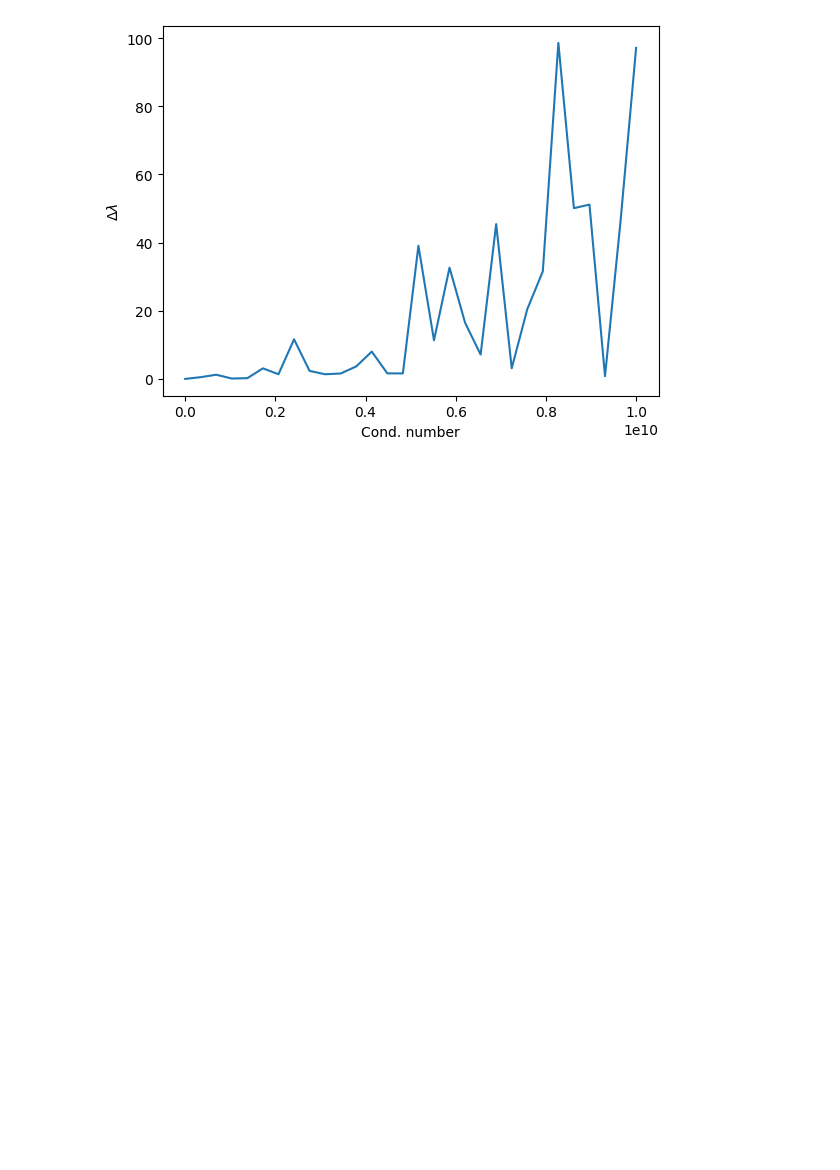
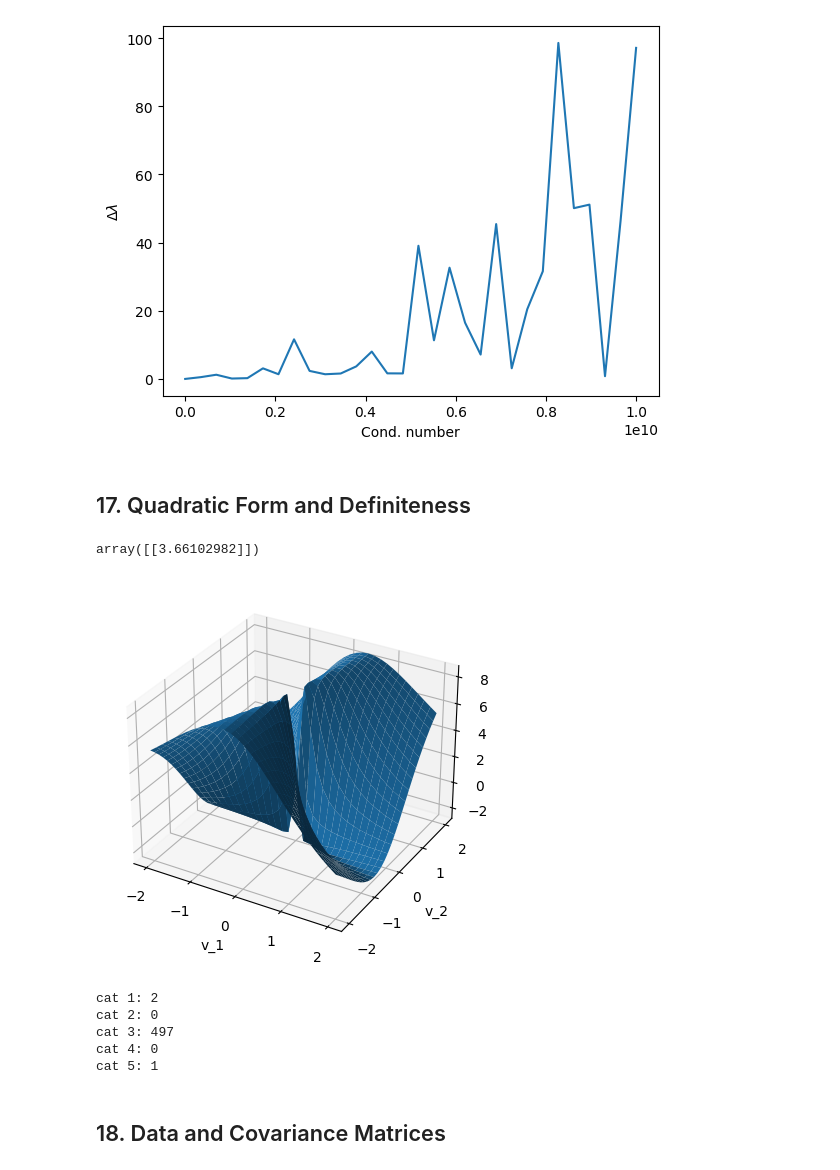
Before and after one commit to roykim0823/Python, a Jupyter notebook: linearAlgebra/mikexcohen/0_books.ipynb, the cells around one changed output. Saved outputs shown, nothing was run; the diff lists cells and outputs as text; code cells hidden in the pictures; blank space fills up the shorter version.

```diff
--- a/linearAlgebra/mikexcohen/0_books.ipynb
+++ b/linearAlgebra/mikexcohen/0_books.ipynb
@@ -1270,3 +1270,75 @@ plt.ylabel('$\Delta$$\lambda$')
 # %% [output]
 Text(0, 0.5, '$\\Delta$$\\lambda$')
 [figure]
+# %% [markdown]
+## 17. Quadratic Form and Definiteness
+# %%
+# 17.1
+import numpy as np
+m = 4
+A = np.random.randn(m, m)
+v = np.random.randn(1, m)
+v@A@v.T
+# %% [output]
+array([[3.66102982]])
+# %%
+# 17.3 Compute Normalized quadratic ofrm surface.
+import numpy as np
+import matplotlib.pyplot as plt
+from mpl_toolkits.mplot3d import Axes3D
+
+A = np.array([[-2, 3], [2, 8]])
+vi = np.linspace(-2, 2, 30)
+qf = np.zeros((len(vi), len(vi)))
+
+X, Y = np.meshgrid(vi, vi)
+
+for i in range(len(vi)):
+    for j in range(len(vi)):
+        v = np.array([vi[i], vi[j]])
+        qf[i, j] = v.T@A@v / (v.T@v)
+
+ax = plt.axes(projection='3d')
+ax.plot_surface(X, Y, qf.T)
+ax.set_xlabel('v_1'), ax.set_ylabel('v_2')
+ax.set_zlabel('$\zeta$')
+plt.show()
+# %% [output]
+[figure, added]
+# %%
+# 17.5 Explore the definitessness of random-integer matrices.
+import numpy as np
+n = 4
+nIterations = 500
+defeat = np.zeros(nIterations)
+
+for iteri in range(nIterations):
+    A = np.random.randint(-10, 11, size=(n, n))
+    e = np.linalg.eig(A)[0]
+    while ~np.all(np.isreal(e)):
+        A = np.random.randint(-10, 11, size=(n, n))
+        e = np.linalg.eig(A)[0]
+
+    t = n*np.spacing(np.max(np.linalg.svd(A)[1]))
+
+    if np.all(np.sign(e)==1):
+        defeat[iteri] = 1
+    elif np.all(np.sign(e)>-1) & sum(abs(e)<t) >0:
+        defeat[iteri] = 2
+    elif np.all(np.sign(e)<1) & sum(abs(e)<t) >0:
+        defeat[iteri] = 4
+    elif np.all(np.sign(e)==-1):
+        defeat[iteri] = 5
+    else:
+        defeat[iteri] = 3
+
+for i in range(1, 6):
+    print('cat %g: %g' % (i, sum(defeat==i)))
+# %% [output]
+cat 1: 2
+cat 2: 0
+cat 3: 497
+cat 4: 0
+cat 5: 1
+# %% [markdown]
+## 18. Data and Covariance Matrices
```
Also changed, not shown: parts of 1 cell of this notebook, 1 other file.
